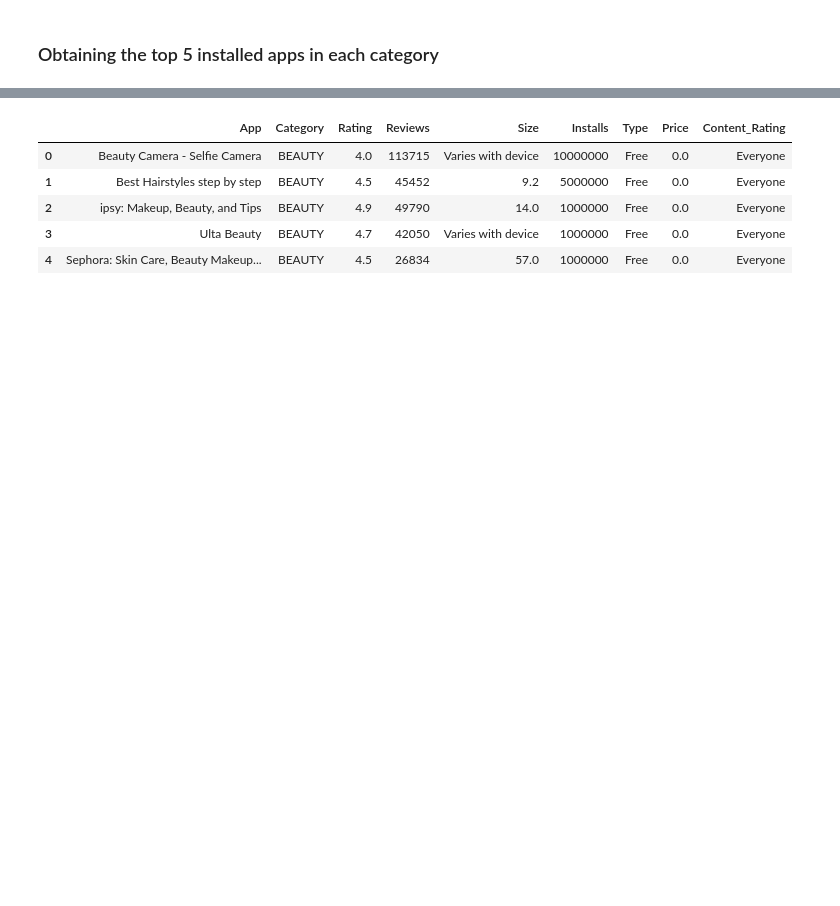
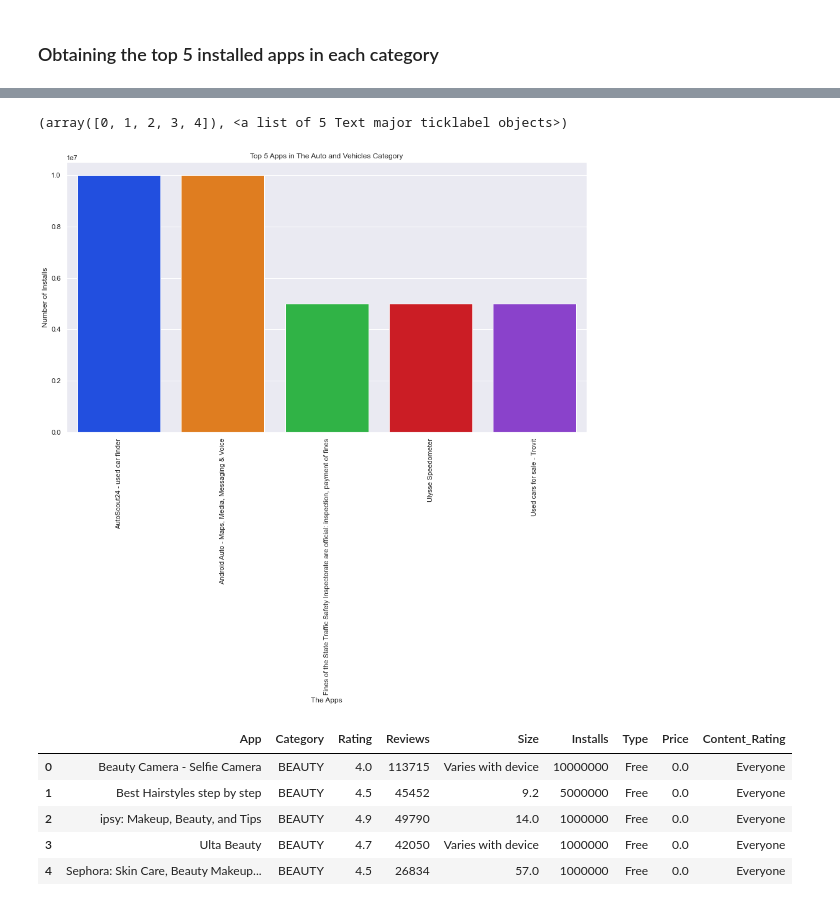
Before and after one commit to shalabajza/Develhope_Project_v2_team-2, a Jupyter notebook: Week 3/Week-3_Task-3_Mohammad.ipynb, the cells around one changed output, grey strips where cells are left out. Drawn from its saved outputs; the diff is of its cells as text; code cells hidden in the pictures; blank space fills up the shorter version.

```diff
--- a/Week 3/Week-3_Task-3_Mohammad.ipynb
+++ b/Week 3/Week-3_Task-3_Mohammad.ipynb
@@ -103,6 +92,17 @@ df2
 | 2 | Fines of the State Traffic Safety... | AUTO_AND_VEHICLES | 4.8 | 116986 | 35.0 | 5000000 | Free | 0.0 | Everyone |
 | 3 | Ulysse Speedometer | AUTO_AND_VEHICLES | 4.3 | 40211 | Varies with device | 5000000 | Free | 0.0 | Everyone |
 | 4 | Used cars for sale - Trovit | AUTO_AND_VEHICLES | 4.2 | 52530 | 7.0 | 5000000 | Free | 0.0 | Everyone |
+# %%
+sns.set_theme(style="darkgrid")
+sns.set(rc = {'figure.figsize':(15,8)})
+sns.barplot(x="App", y="Installs", data=df2, palette="bright")
+plt.xlabel("The Apps")
+plt.ylabel("Number of Installs")
+plt.title("Top 5 Apps in The Auto and Vehicles Category")
+plt.xticks(rotation=90)
+# %% [output]
+(array([0, 1, 2, 3, 4]), <a list of 5 Text major ticklabel objects>)
+[figure, added]
 # %%
 df3 = top_apps2.iloc[10:15, :].reset_index(drop=True)
 df3
```
Also changed, not shown: parts of 71 cells of this notebook.
